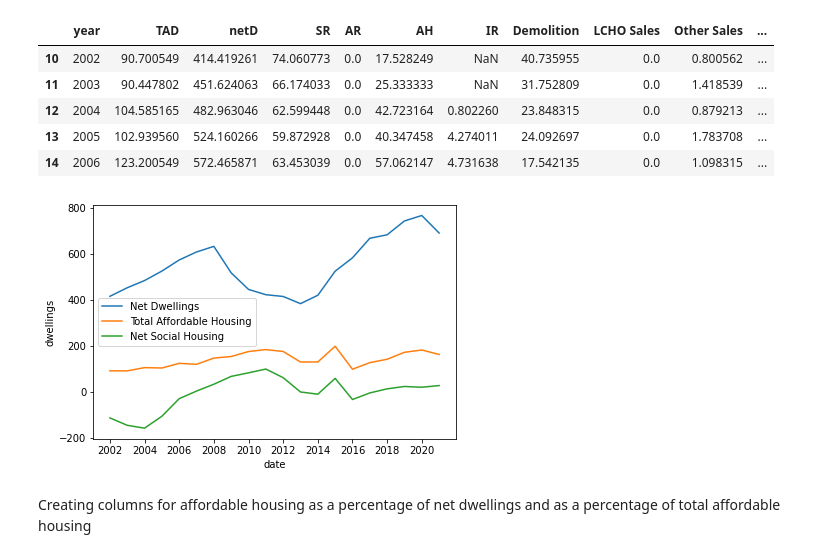
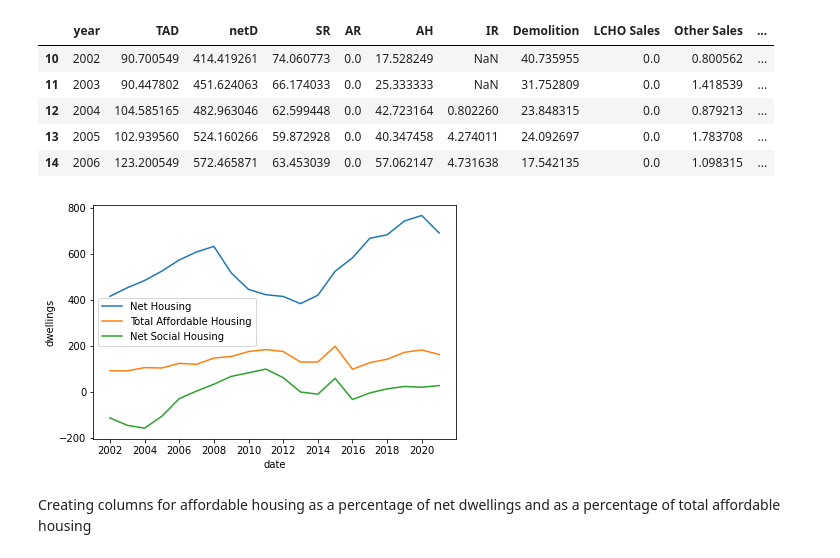
Before and after one commit to potato-bit/RA, a Jupyter notebook: cleaned datasets/analysis_h6.ipynb, the cells around one changed output. Cells and saved outputs as stored; diff of their text form; code cells hidden in the pictures.

```diff
--- a/cleaned datasets/analysis_h6.ipynb
+++ b/cleaned datasets/analysis_h6.ipynb
@@ -483,14 +535,14 @@ df_t.head()
 # %%
 fig, ax = plt.subplots()
 ax0 = sns.lineplot(x='date',y='netD',data=df_t)
 ax1 = sns.lineplot(x='date',y='TAD',data=df_t)
 ax2 = sns.lineplot(x='date',y='netS',data=df_t)
-plt.legend(['Net Dwellings', 'Total Affordable Housing','Net Social Housing'])
+plt.legend(['Net Housing', 'Total Affordable Housing','Net Social Housing'])
 plt.ylabel('dwellings')
 plt.tight_layout()
 fig.set_facecolor('white')
 # %% [output]
-[figure, old version]
+[figure, new version]
 # %% [markdown]
 Creating columns for affordable housing as a percentage of net dwellings and as a percentage of total affordable housing
 # %%
```
Also changed, not shown: parts of 13 cells of this notebook, 6 other files.
